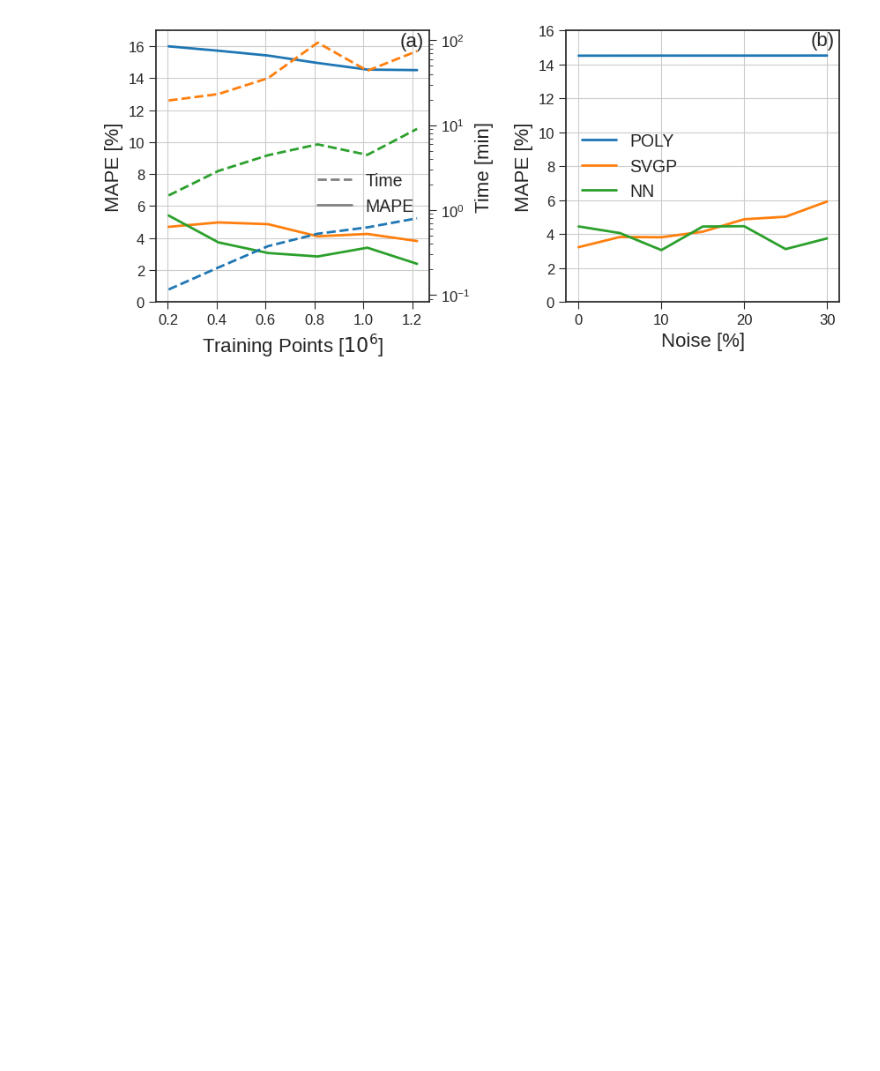
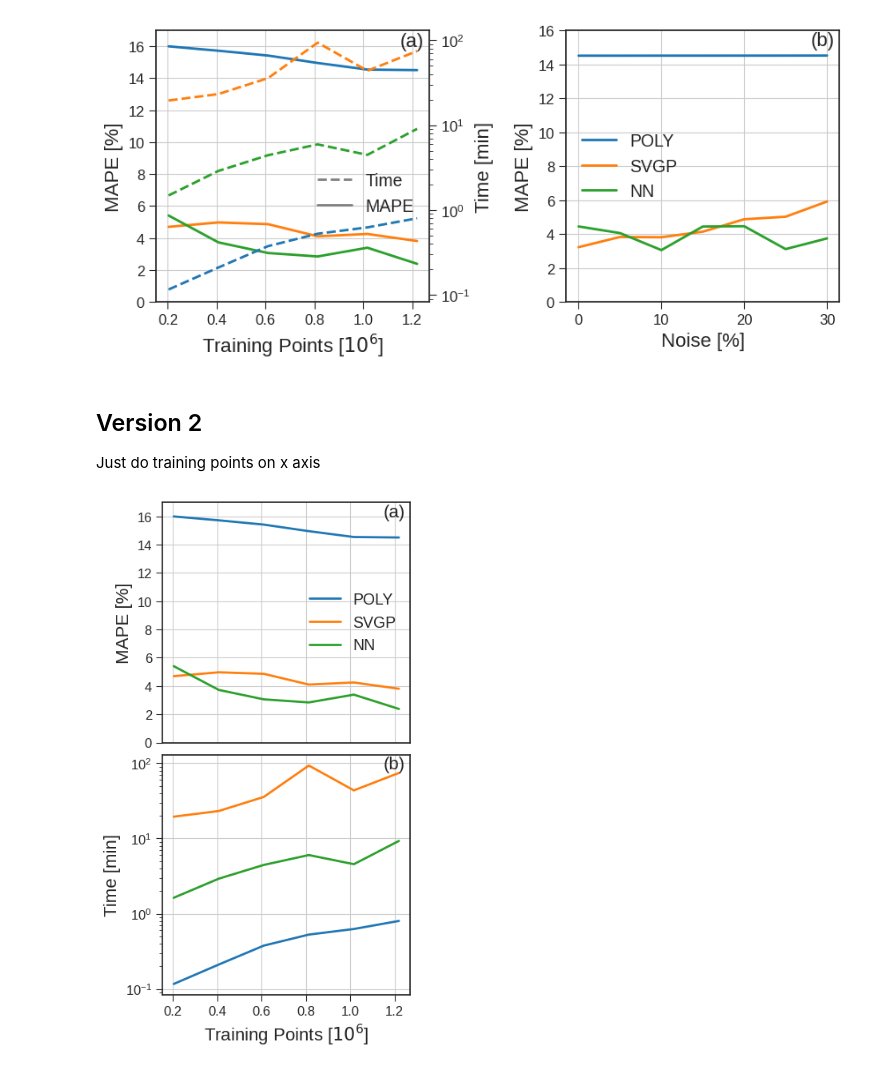
Before and after one commit to ronak-n-desai/fuchs-ml-v3, a Jupyter notebook: train/train_comparison.ipynb, the cells around one changed output. Drawn from its saved outputs; the diff is of its cells as text; code cells hidden in the pictures; blank space fills up the shorter version.

```diff
--- a/train/train_comparison.ipynb
+++ b/train/train_comparison.ipynb
@@ -66,3 +66,36 @@ fig.subplots_adjust(wspace=0.5)
 fig.savefig('plots/combined_train.eps', format='eps', bbox_inches='tight')
 # %% [output]
 [figure]
+# %% [markdown]
+## Version 2
+Just do training points on x axis
+# %%
+fig, ax = plt.subplots(nrows=2, figsize=(4, 8))
+for a in ax:
+    a.grid(True)
+ax[1].set_xlabel('Training Points [$10^6$]')
+ax[0].set_ylabel('MAPE [%]')
+# ax[1].set_xlabel('Noise [%]')
+ax[1].set_ylabel('MAPE [%]')
+
+ax[0].plot(df_poly_data['points']/1e6, (df_poly_data['max mape corrected'] + df_poly_data['tot mape corrected'] + df_poly_data['avg mape corrected'])/3, label='POLY')
+ax[0].plot(df_svgp_data['points']/1e6, (df_svgp_data['max mape corrected'] + df_svgp_data['tot mape corrected'] + df_svgp_data['avg mape corrected'])/3, label='SVGP')
+ax[0].plot(df_nn_data['points']/1e6, (df_nn_data['max mape corrected'] + df_nn_data['tot mape corrected'] + df_nn_data['avg mape corrected'])/3, label='NN')
+ax[0].legend()
+ax[0].xaxis.set_tick_params(which='both', bottom=False, top=False, labelbottom=False)
+# ax2 = ax[0].twinx()
+ax[1].plot(df_poly_data['points']/1e6, df_poly_data['time']/60, label='POLY Time')
+ax[1].plot(df_svgp_data['points']/1e6, df_svgp_data['time']/60, label='SVGP Time')
+ax[1].plot(df_nn_data['points']/1e6, df_nn_data['time']/60, label='NN Time')
+ax[1].set_ylabel('Time [min]')
+# ax[1].grid(False)
+ax[1].set_yscale('log')
+# ax[1].set_frame_on(False)
+ax[0].text(1.15, 16, '(a)', fontsize=16)
+ax[0].set_ylim(0, 17)
+ax[1].text(1.15, 85, '(b)', fontsize=16)
+
+fig.subplots_adjust(hspace=0.05)
+fig.savefig('plots/train_data_split.eps', format='eps', bbox_inches='tight')
+# %% [output]
+[figure, added]
```
Also changed, not shown: parts of 2 cells of this notebook, 8 other files.
